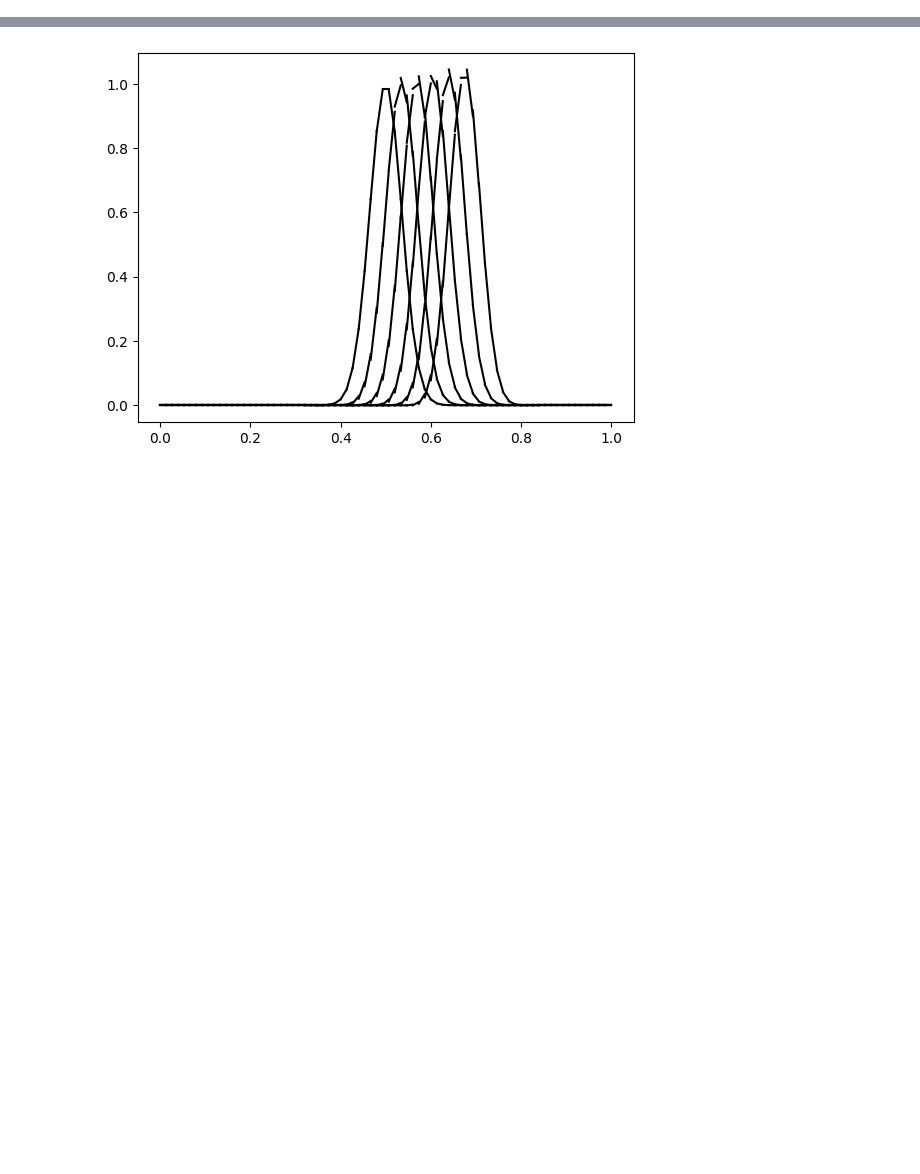
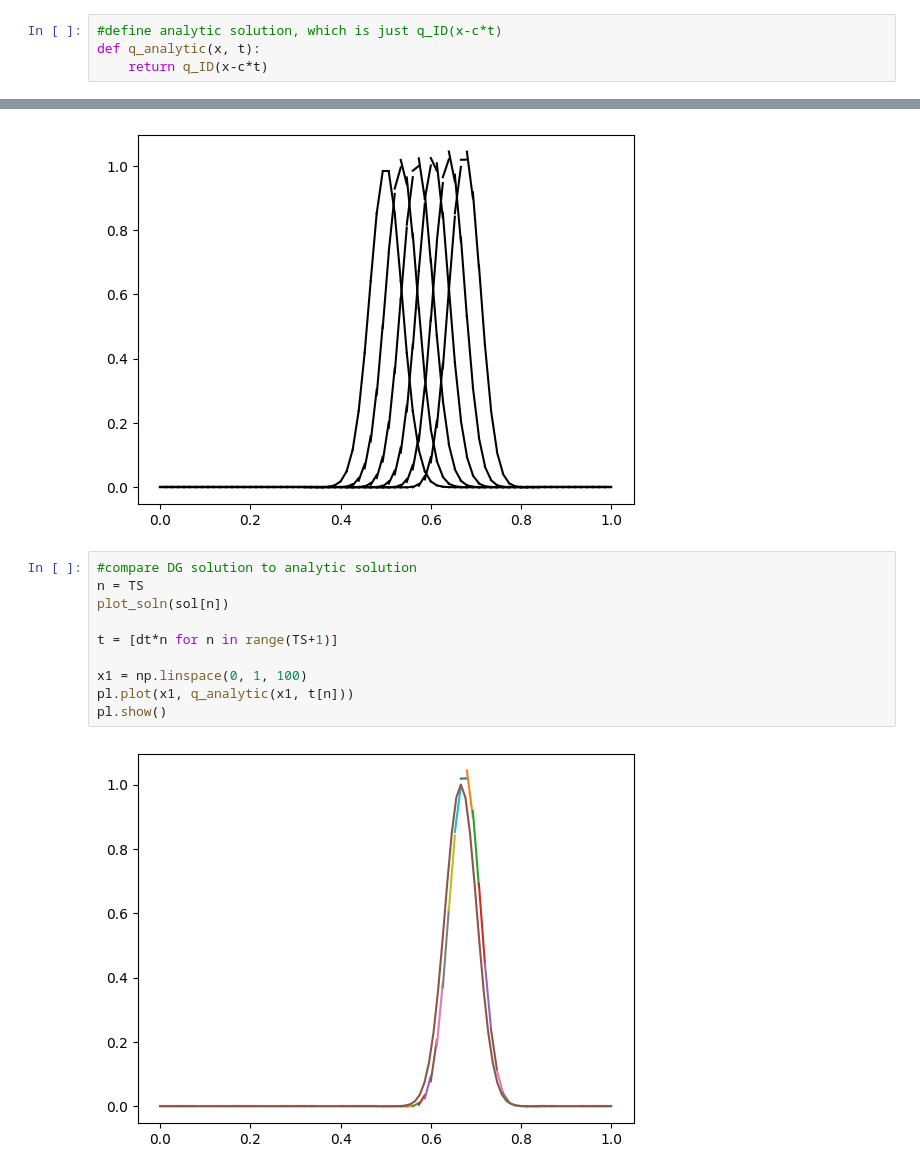
Before and after one commit to aapandy2/dg_tutorial, a Jupyter notebook: DG_tutorial.ipynb, the cells around one changed output, grey strips where cells are left out. Cells and saved outputs as stored; diff of their text form; blank space fills up the shorter version.

Commit message:
added analytic solution

```diff
--- a/DG_tutorial.ipynb
+++ b/DG_tutorial.ipynb
@@ -158,6 +158,10 @@ def plot_soln(a_n, styleString=''):
     #plot approximate solution qtilde(x)
     for k in range(N):
         pl.plot(x(k,xi), qt(k, xi, a_n), styleString)
+# %%
+#define analytic solution, which is just q_ID(x-c*t)
+def q_analytic(x, t):
+    return q_ID(x-c*t)
 # %% [markdown]
 Solve the system
 # %%
@@ -181,3 +185,15 @@ for n in range(0,TS+1,50):
 pl.show()
 # %% [output]
 [figure]
+# %%
+#compare DG solution to analytic solution
+n = TS
+plot_soln(sol[n])
+
+t = [dt*n for n in range(TS+1)]
+
+x1 = np.linspace(0, 1, 100)
+pl.plot(x1, q_analytic(x1, t[n]))
+pl.show()
+# %% [output]
+[figure, added]
```
